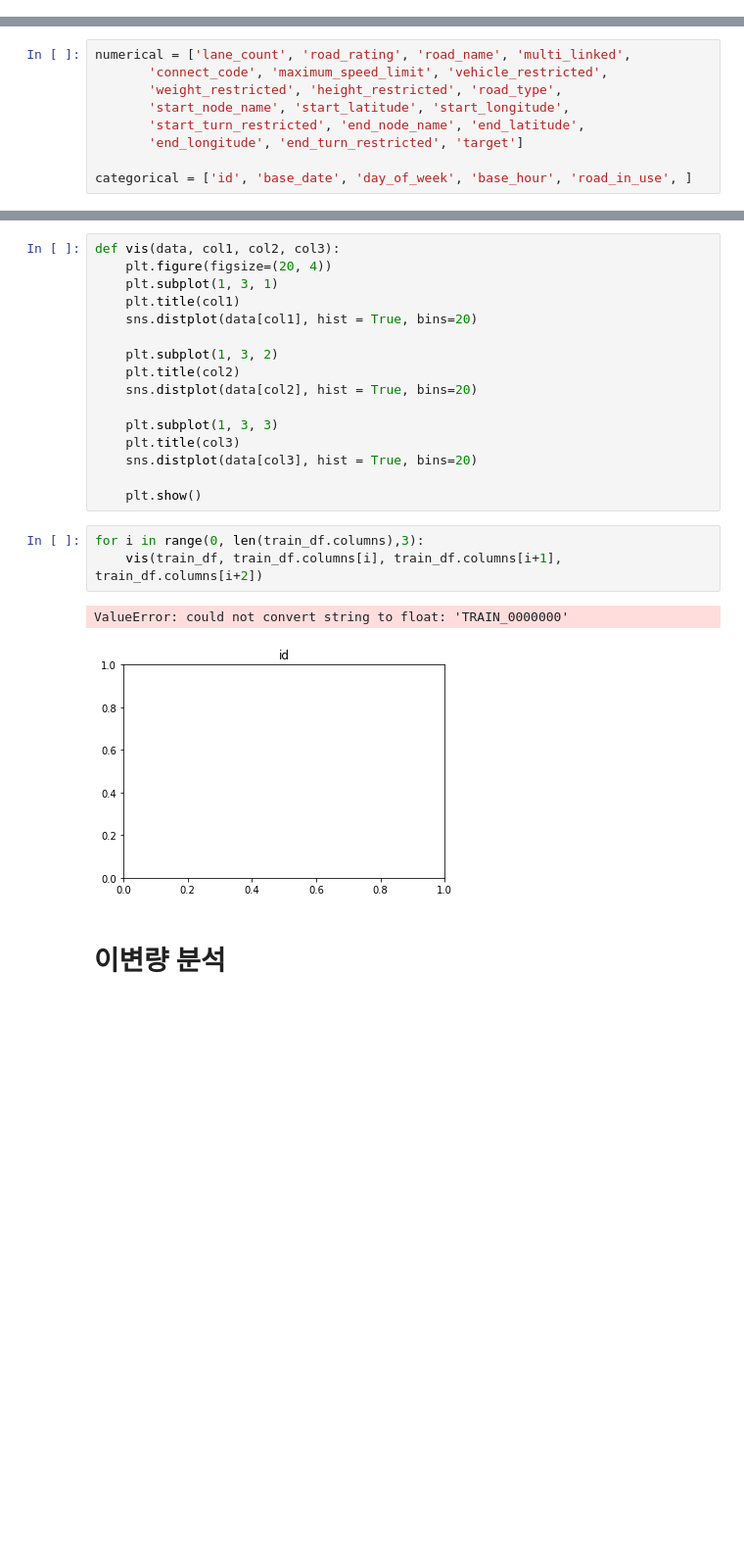
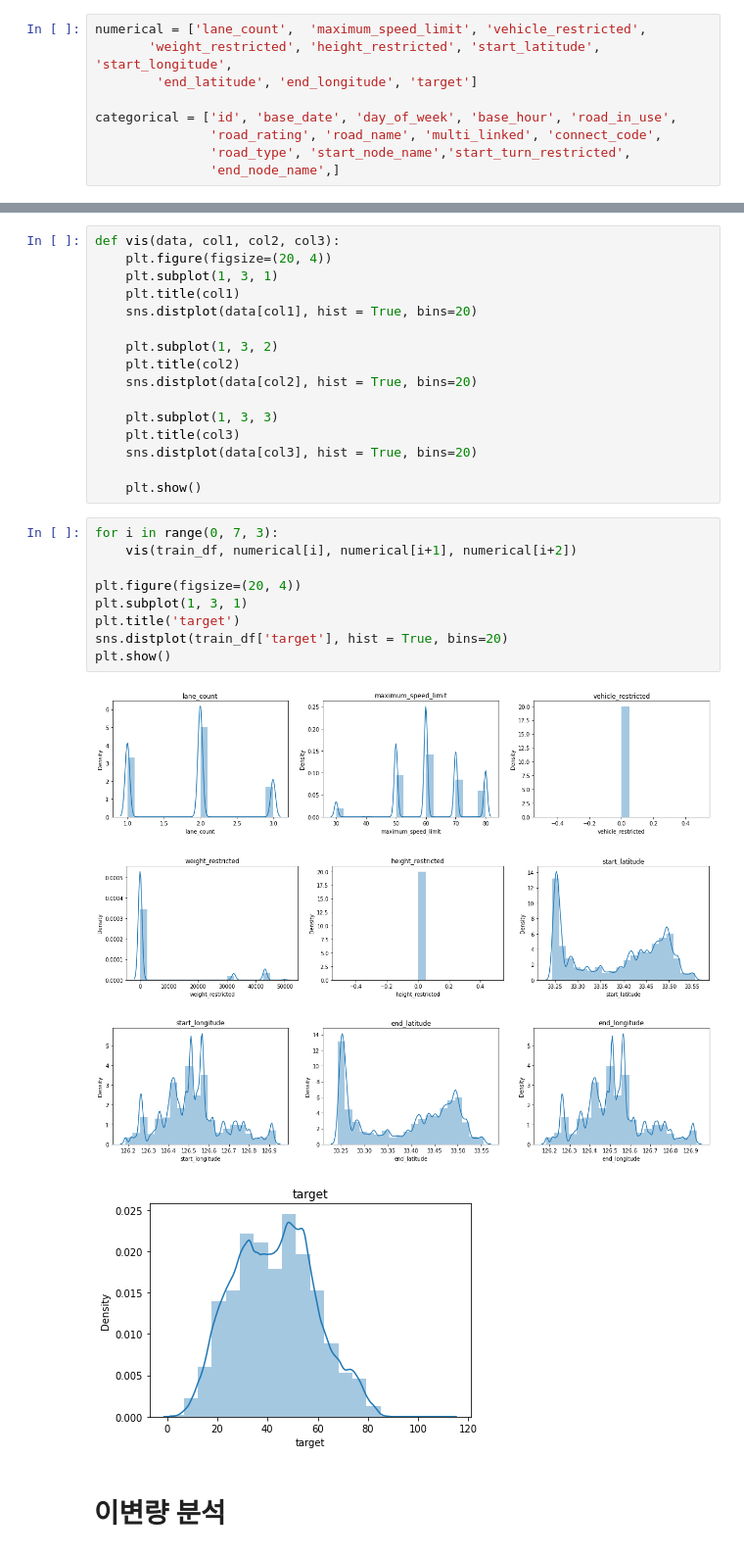
Before and after one commit to hsk980911/Jeju-Island-road-traffic-prediction, a Jupyter notebook: data_analysis.ipynb, the cells around one changed output, grey strips where cells are left out. Shown at 98% size. Drawn from its saved outputs; the diff is of its cells as text; blank space fills up the shorter version.

```diff
--- a/data_analysis.ipynb
+++ b/data_analysis.ipynb
@@ -50,5 +53,14 @@ test_df.head()
 | 3 | TEST_000003 | 20220818 | 목 | 23 | 0 | 3 | 103 | 일반국도11호선 | ... |
 | 4 | TEST_000004 | 20220810 | 수 | 17 | 0 | 3 | 106 | 번영로 | ... |
 5 rows × 23 columns
+# %%
+numerical = ['lane_count',  'maximum_speed_limit', 'vehicle_restricted',
+       'weight_restricted', 'height_restricted', 'start_latitude', 'start_longitude',
+        'end_latitude', 'end_longitude', 'target']
+
+categorical = ['id', 'base_date', 'day_of_week', 'base_hour', 'road_in_use',
+               'road_rating', 'road_name', 'multi_linked', 'connect_code',
+               'road_type', 'start_node_name','start_turn_restricted',
+               'end_node_name',]
 # %% [markdown]
 # 수치형 단변량 분석
@@ -66,12 +67,3 @@ Index(['id', 'base_date', 'day_of_week', 'base_hour', 'road_in_use',
-# %%
-numerical = ['lane_count', 'road_rating', 'road_name', 'multi_linked',
-       'connect_code', 'maximum_speed_limit', 'vehicle_restricted',
-       'weight_restricted', 'height_restricted', 'road_type',
-       'start_node_name', 'start_latitude', 'start_longitude',
-       'start_turn_restricted', 'end_node_name', 'end_latitude',
-       'end_longitude', 'end_turn_restricted', 'target']
-
-categorical = ['id', 'base_date', 'day_of_week', 'base_hour', 'road_in_use', ]
 # %%
 train_df.describe()
 # %% [output]
@@ -124,12 +92,20 @@ def vis(data, col1, col2, col3):
     sns.distplot(data[col3], hist = True, bins=20)
 
     plt.show()
-# %%
-for i in range(0, len(train_df.columns),3):
-    vis(train_df, train_df.columns[i], train_df.columns[i+1], train_df.columns[i+2])
-# %% [output]
-ValueError: could not convert string to float: 'TRAIN_0000000'
-[figure, removed]
+# %%
+for i in range(0, 7, 3):
+    vis(train_df, numerical[i], numerical[i+1], numerical[i+2])
+
+plt.figure(figsize=(20, 4))
+plt.subplot(1, 3, 1)
+plt.title('target')
+sns.distplot(train_df['target'], hist = True, bins=20)
+plt.show()
+# %% [output]
+[figure, added]
+[figure, added]
+[figure, added]
+[figure, added]
 # %% [markdown]
 # 이변량 분석
 # %%
```
Also changed, not shown: parts of 8 cells of this notebook.
